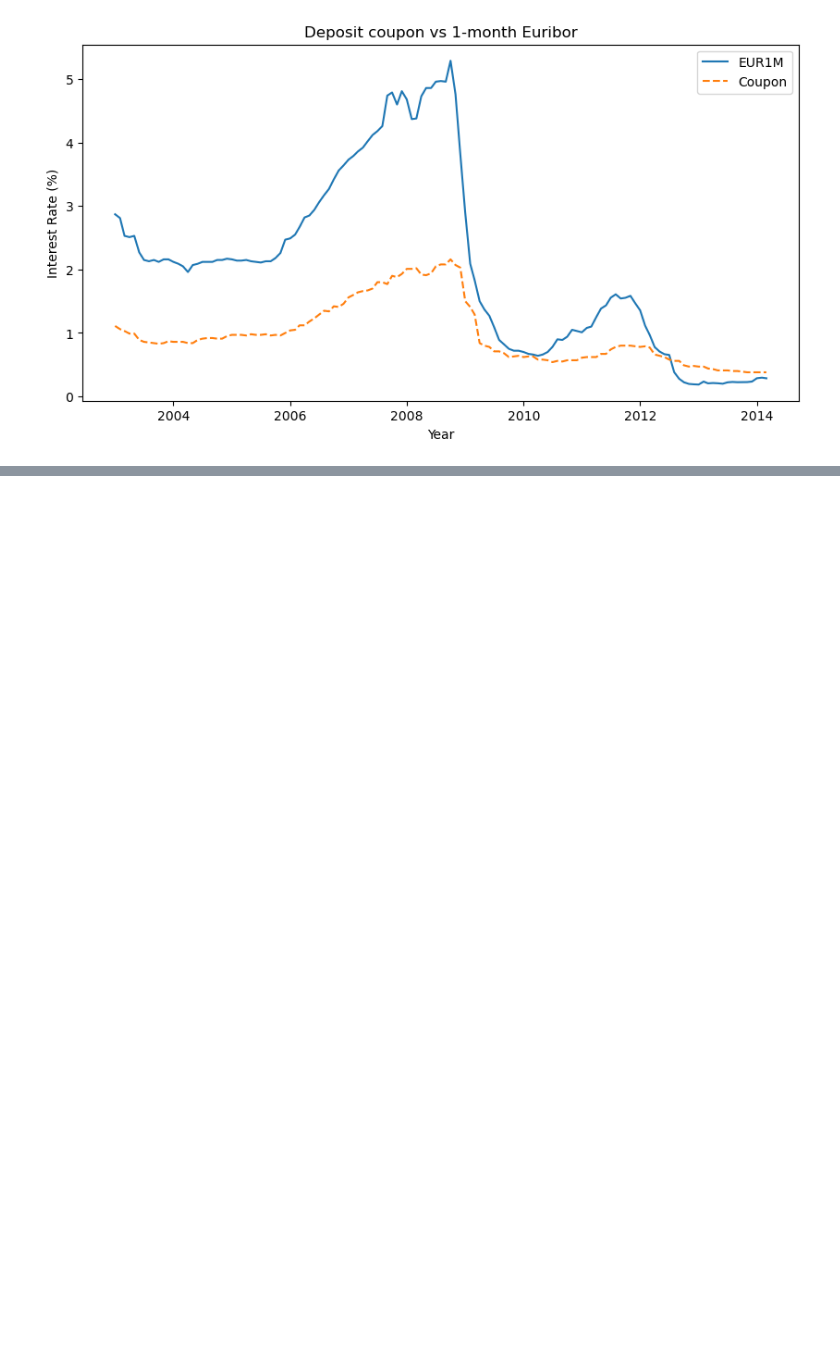
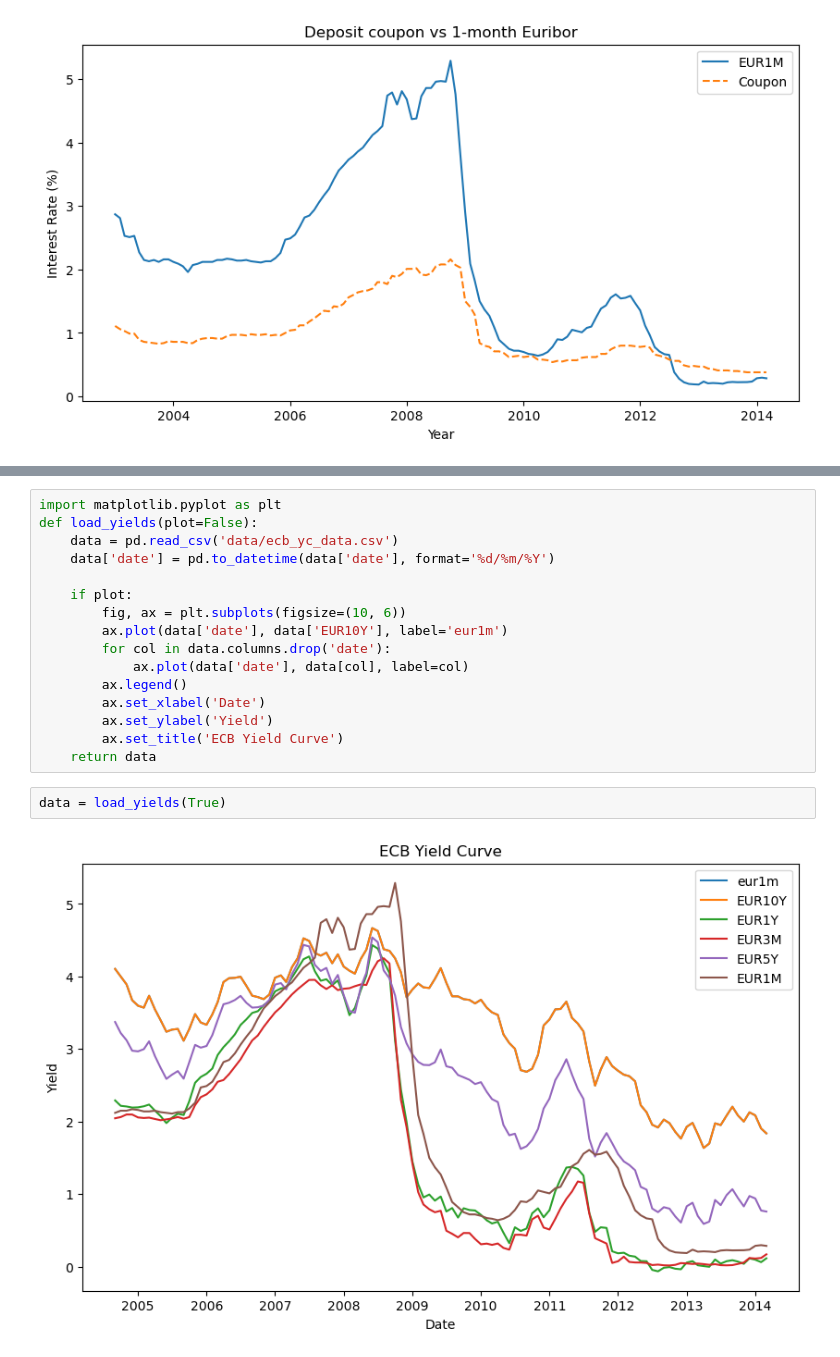
Before and after one commit to gsmyridis/ALM, a Jupyter notebook: interest_liq_risk.ipynb, the cells around one changed output, grey strips where cells are left out. Drawn from its saved outputs; the diff is of its cells as text; blank space fills up the shorter version.

```diff
--- a/interest_liq_risk.ipynb
+++ b/interest_liq_risk.ipynb
@@ -246,0 +293,20 @@ nmd
+# %%
+import matplotlib.pyplot as plt
+def load_yields(plot=False):
+    data = pd.read_csv('data/ecb_yc_data.csv')
+    data['date'] = pd.to_datetime(data['date'], format='%d/%m/%Y')
+
+    if plot:
+        fig, ax = plt.subplots(figsize=(10, 6))
+        ax.plot(data['date'], data['EUR10Y'], label='eur1m')
+        for col in data.columns.drop('date'):
+            ax.plot(data['date'], data[col], label=col)
+        ax.legend()
+        ax.set_xlabel('Date')
+        ax.set_ylabel('Yield')
+        ax.set_title('ECB Yield Curve')
+    return data
+# %%
+data = load_yields(True)
+# %% [output]
+[figure, added]
```
Also changed, not shown: parts of 10 cells of this notebook, 1 other file.
